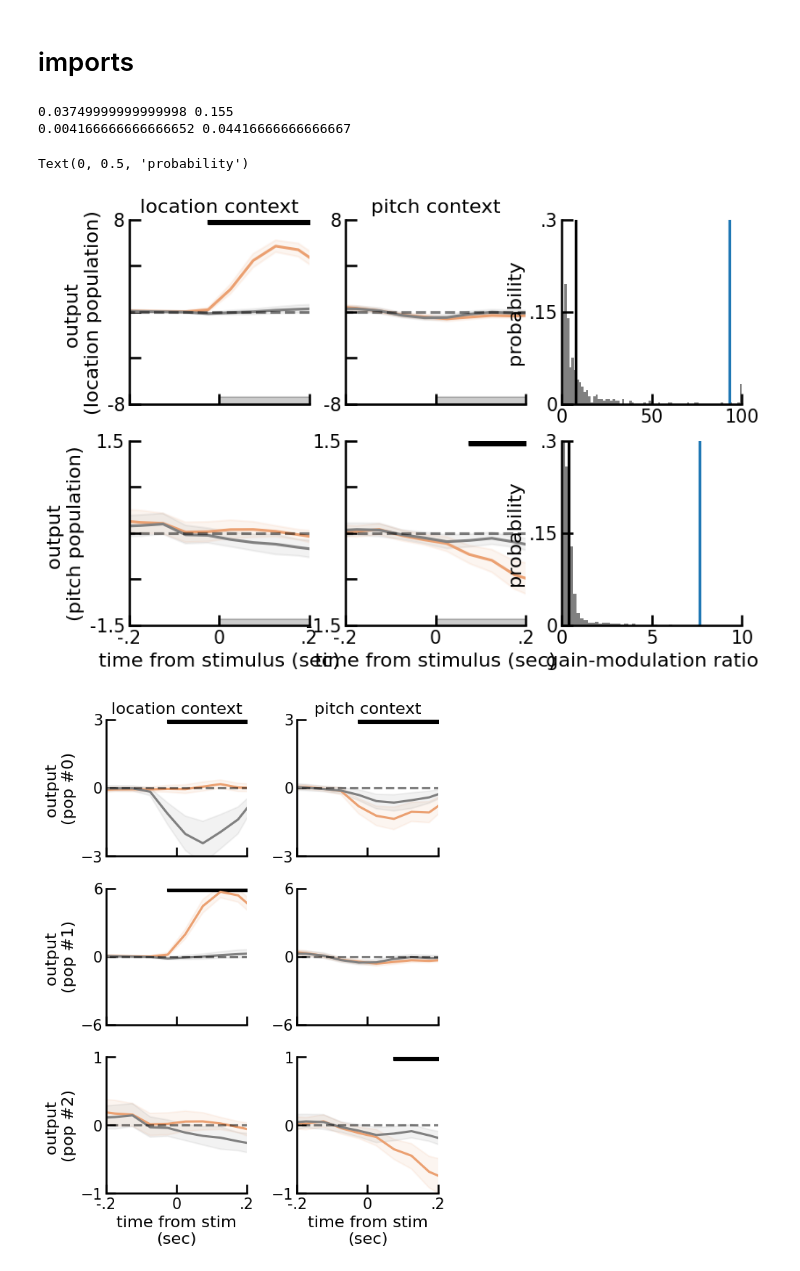
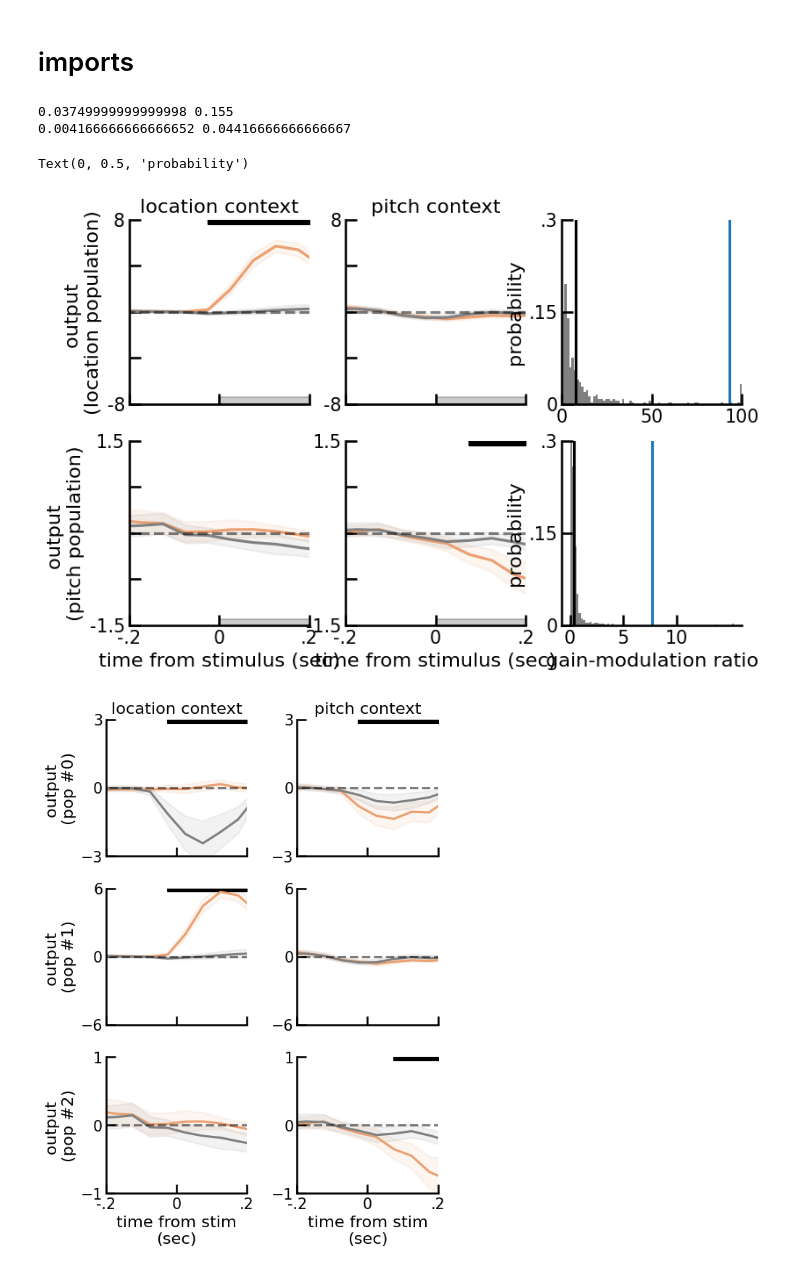
Before and after one commit to jmourabarbosa/multi-area-ctx, a Jupyter notebook: notebooks/Figure3.ipynb, the cells around one changed output. Cells and saved outputs as stored; diff of their text form; code cells hidden in the pictures.

```diff
--- a/notebooks/Figure3.ipynb
+++ b/notebooks/Figure3.ipynb
@@ -167,35 +167,35 @@ s = np.concatenate([s1,s2,s3])
 r = np.abs(np.mean(go_mod[2,1][:,stim_idx],-1)) / np.abs(np.mean(go_mod[2,0][:,stim_idx],-1))
 r0 = np.abs(np.mean(go_mod[0,1][:,stim_idx],-1)) / np.abs(np.mean(go_mod[0,0][:,stim_idx],-1))
 
 print(1 - np.mean(np.mean(r) > s),np.mean(np.mean(1/r) > 1/s))
 
 s = np.clip(s,0,np.mean(np.mean(r)*2))
 
 x,b,p = plt.hist(s,color="gray",density=True,bins=75,label='random population')
 plt.plot([np.mean(r0),np.mean(r0)],[0,.5],ms=10,label='population 0',color='k')
 plt.plot([np.mean(r),np.mean(r)],[0,0.5],ms=10,label='pitch')
 
 
 sns.despine()
 plt.xlabel("gain-modulation ratio")
 
 for item in p:
     item.set_height(item.get_height()/sum(x))
 
 plt.ylim(0,0.3)
-plt.xlim(0,10)
+#plt.xlim(0,10)
 plt.xticks([0,5,10])
 plt.yticks([0,0.15,0.3],["0",".15",".3"])
 #plt.tight_layout()
 plt.ylabel("probability")
 #plt.legend()
 
 # plt.savefig("../Fig3_go_no.svg")
 # %% [output]
 0.03749999999999998 0.155
 0.004166666666666652 0.04416666666666667
 Text(0, 0.5, 'probability')
-[figure, old version]
+[figure, new version]
 # %%
 
 fig = plt.figure(figsize=(6,8))
```
Also changed, not shown: 12 other files.
